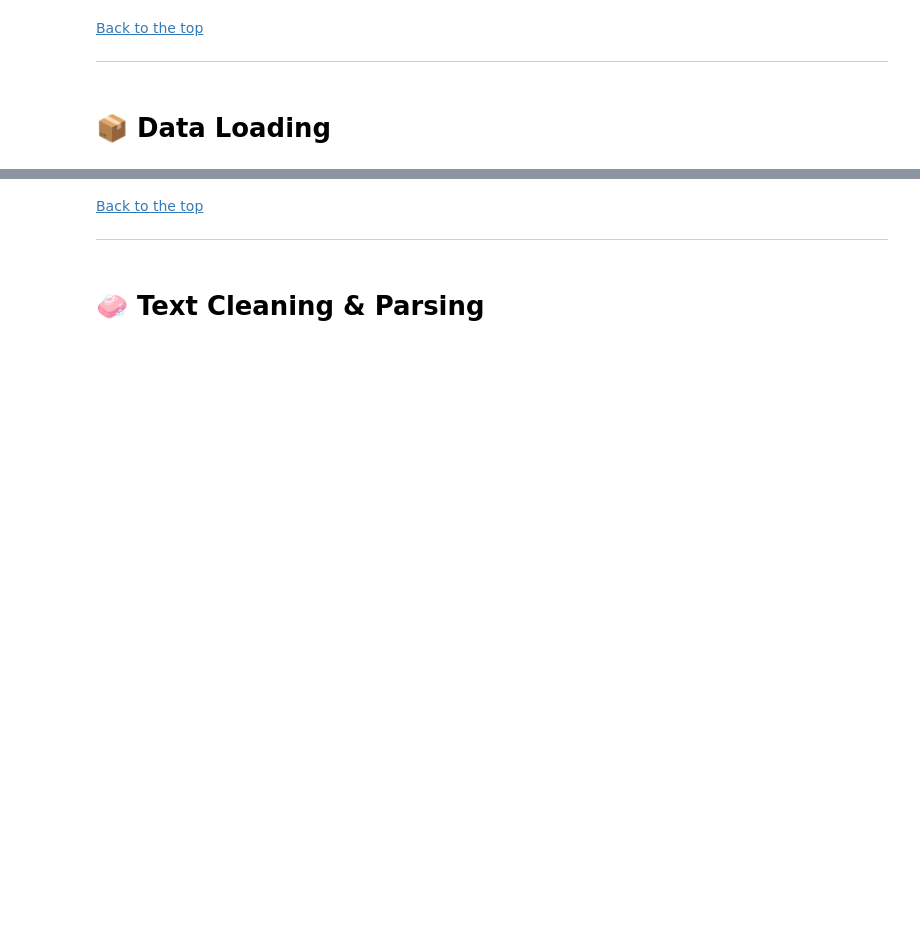
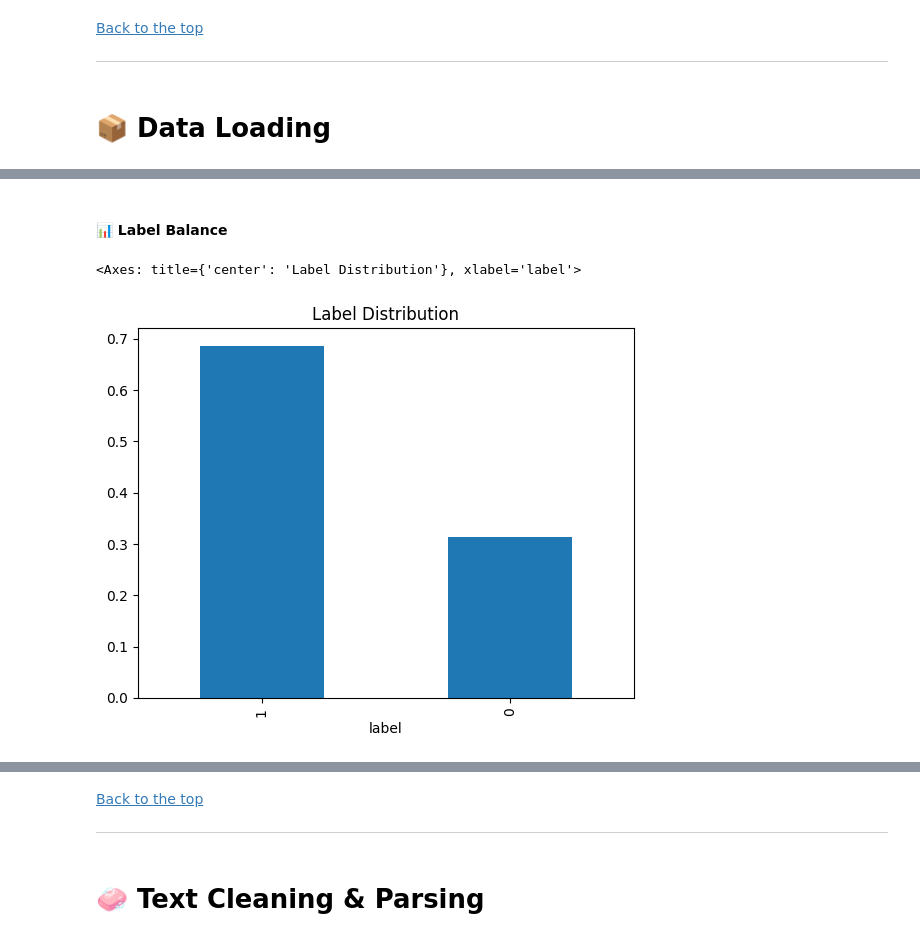
Before and after one commit to ashrithssreddy/ml-toolkit, a Jupyter notebook: NLP/use_cases/91_Sentiment_Analysis.ipynb, the cells around one changed output, grey strips where cells are left out. Cells and saved outputs as stored; diff of their text form; code cells hidden in the pictures; blank space fills up the shorter version.

```diff
--- a/NLP/use_cases/91_Sentiment_Analysis.ipynb
+++ b/NLP/use_cases/91_Sentiment_Analysis.ipynb
@@ -31,0 +105,9 @@ ___
+# %%
+# Load the dataset
+df = pd.read_csv("../datasets/yelp.csv")
+df['label'] = df['stars'].apply(lambda x: 1 if x >= 4 else 0) # ('negative' if x <= 2 else 'neutral')
+df = df[["text","label"]]
+
+# Preview the data
+print(df.shape)
+df.head()
@@ -31,0 +122,8 @@ ___
+# %% [markdown]
+<a id="label-distribution"></a>
+#### 📊 Label Balance
+# %%
+df['label'].value_counts(normalize=True).plot(kind='bar', title='Label Distribution')
+# %% [output]
+<Axes: title={'center': 'Label Distribution'}, xlabel='label'>
+[figure, added]
```
Also changed, not shown: parts of 44 cells of this notebook.
